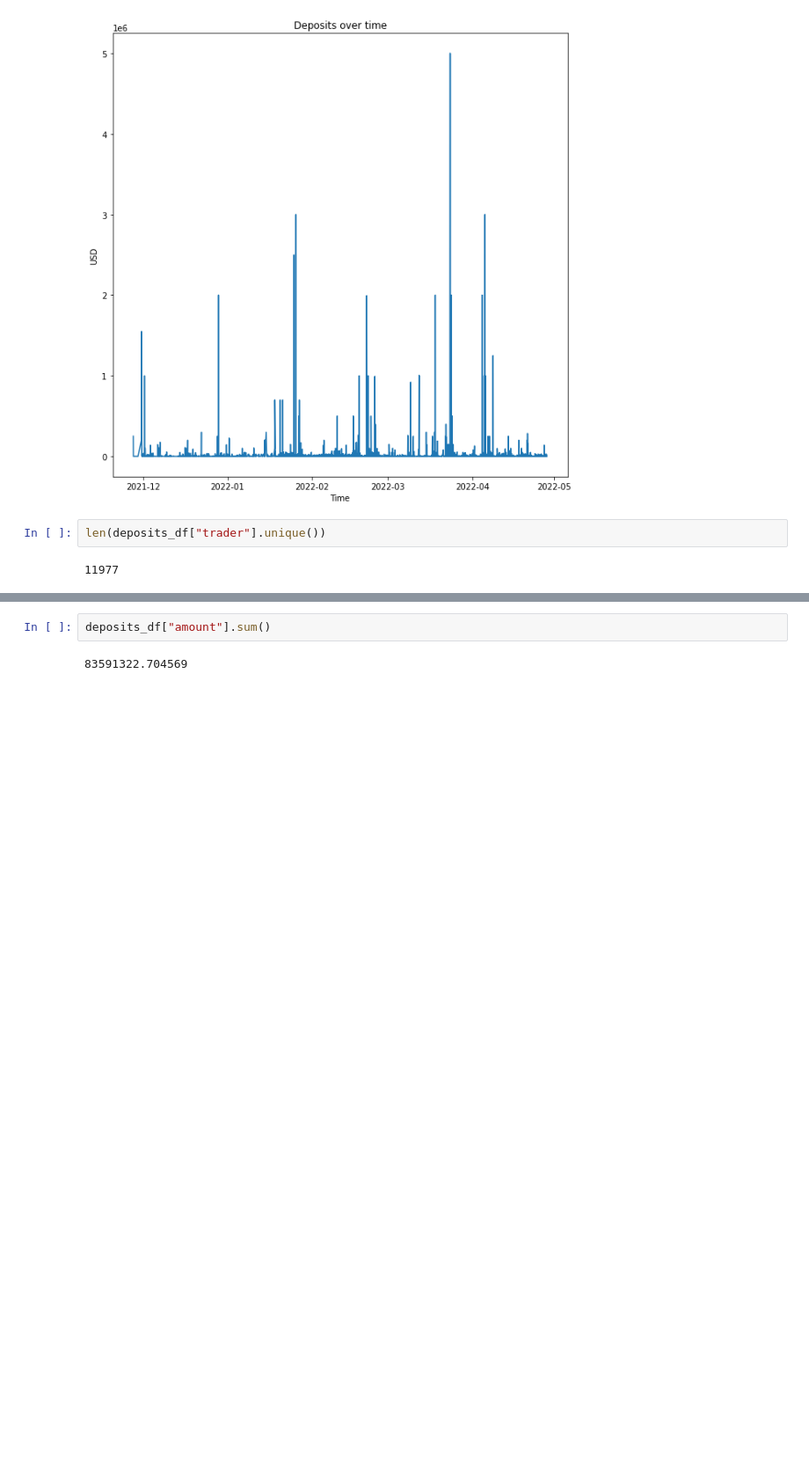
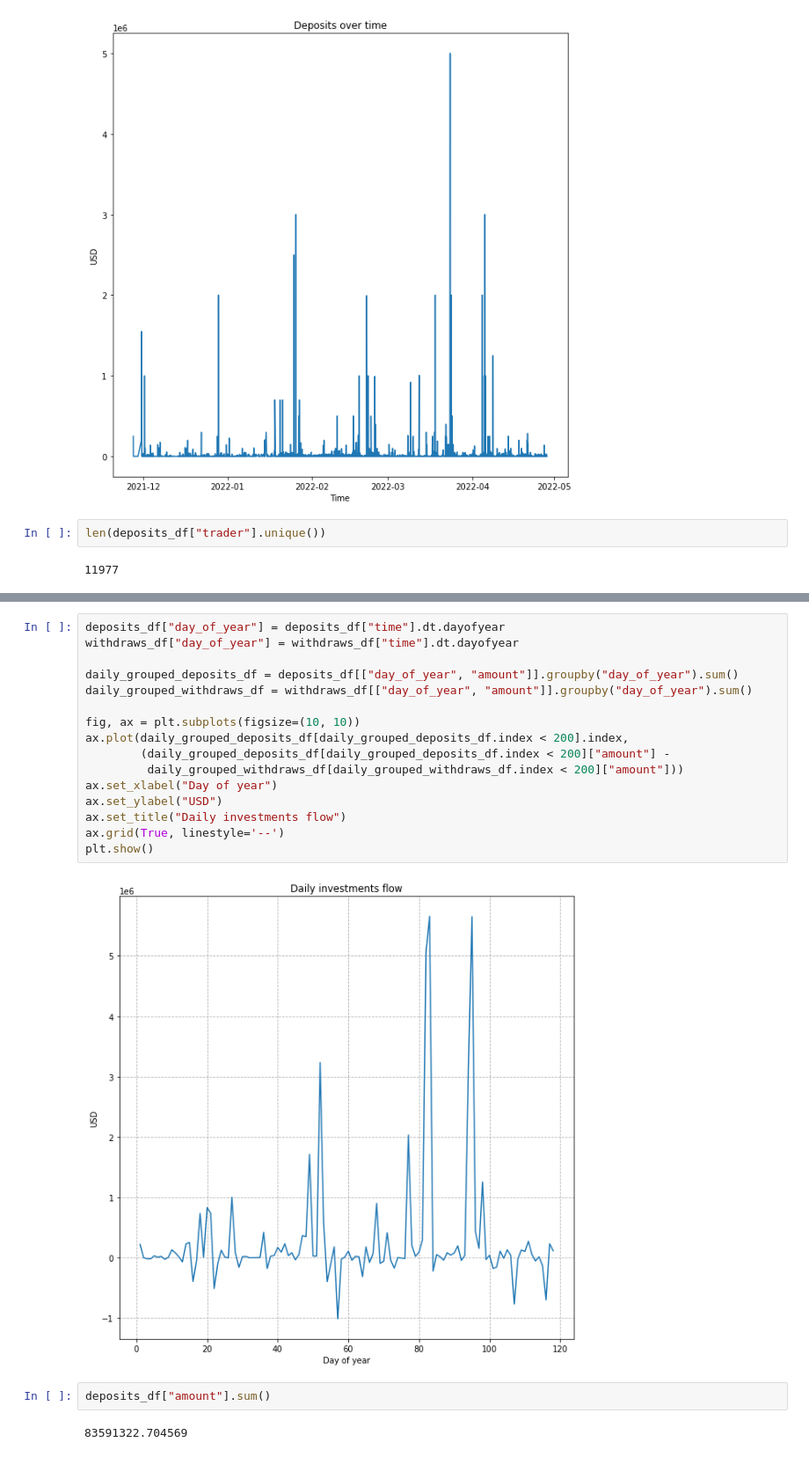
Before and after one commit to IX-Swap/data-science, a Jupyter notebook: perpetual_v2/liquidity_analysis_part_2.ipynb, the cells around one changed output, grey strips where cells are left out. Shown at 88% size. Drawn from its saved outputs; the diff is of its cells as text; blank space fills up the shorter version.

```diff
--- a/perpetual_v2/liquidity_analysis_part_2.ipynb
+++ b/perpetual_v2/liquidity_analysis_part_2.ipynb
@@ -460,3 +460,21 @@ plt.show()
+# %%
+deposits_df["day_of_year"] = deposits_df["time"].dt.dayofyear
+withdraws_df["day_of_year"] = withdraws_df["time"].dt.dayofyear
+
+daily_grouped_deposits_df = deposits_df[["day_of_year", "amount"]].groupby("day_of_year").sum()
+daily_grouped_withdraws_df = withdraws_df[["day_of_year", "amount"]].groupby("day_of_year").sum()
+
+fig, ax = plt.subplots(figsize=(10, 10))
+ax.plot(daily_grouped_deposits_df[daily_grouped_deposits_df.index < 200].index,
+        (daily_grouped_deposits_df[daily_grouped_deposits_df.index < 200]["amount"] -
+         daily_grouped_withdraws_df[daily_grouped_withdraws_df.index < 200]["amount"]))
+ax.set_xlabel("Day of year")
+ax.set_ylabel("USD")
+ax.set_title("Daily investments flow")
+ax.grid(True, linestyle='--')
+plt.show()
+# %% [output]
+[figure, added]
 # %%
 deposits_df["amount"].sum()
 # %% [output]
```
Also changed, not shown: parts of 2 cells of this notebook, 3 other files.
